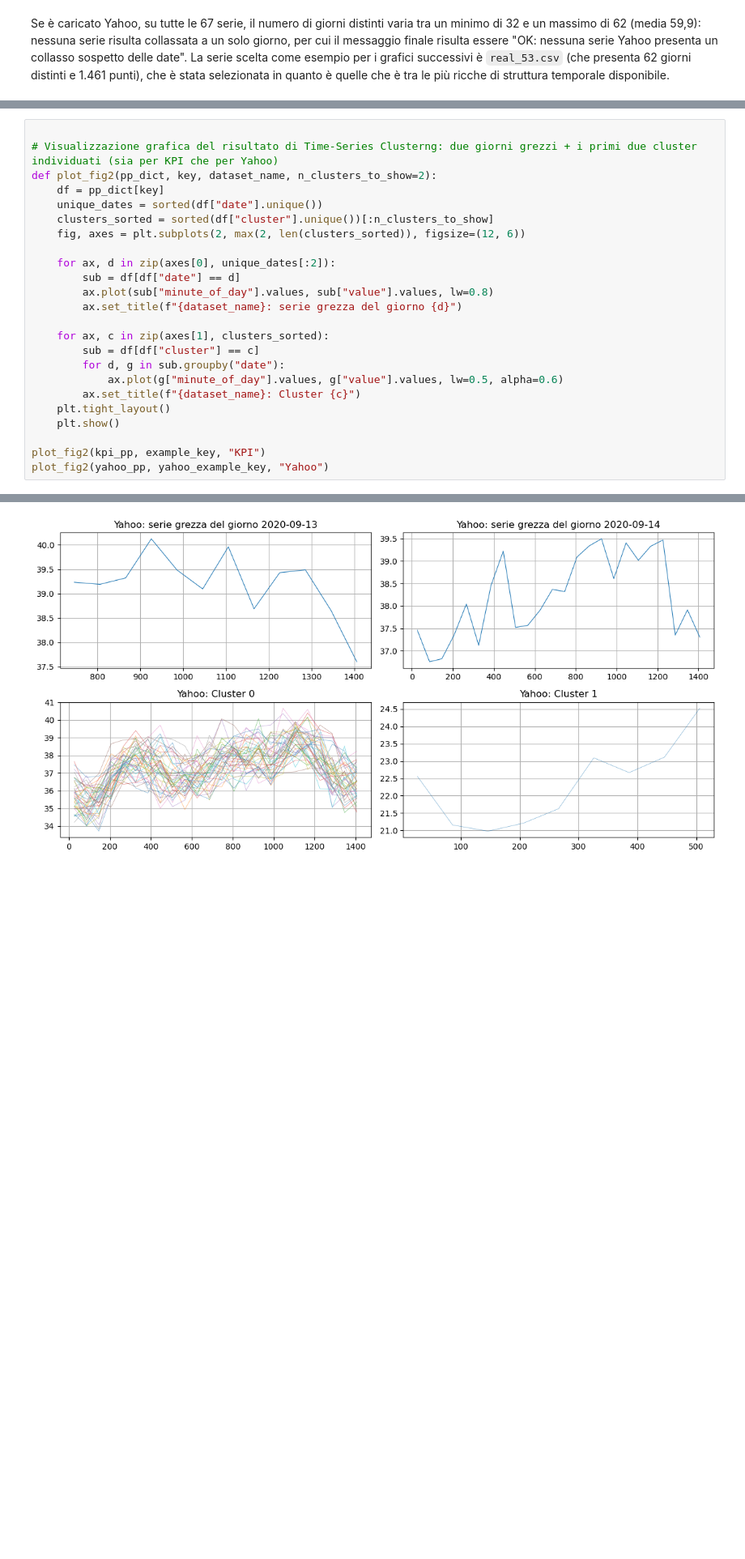
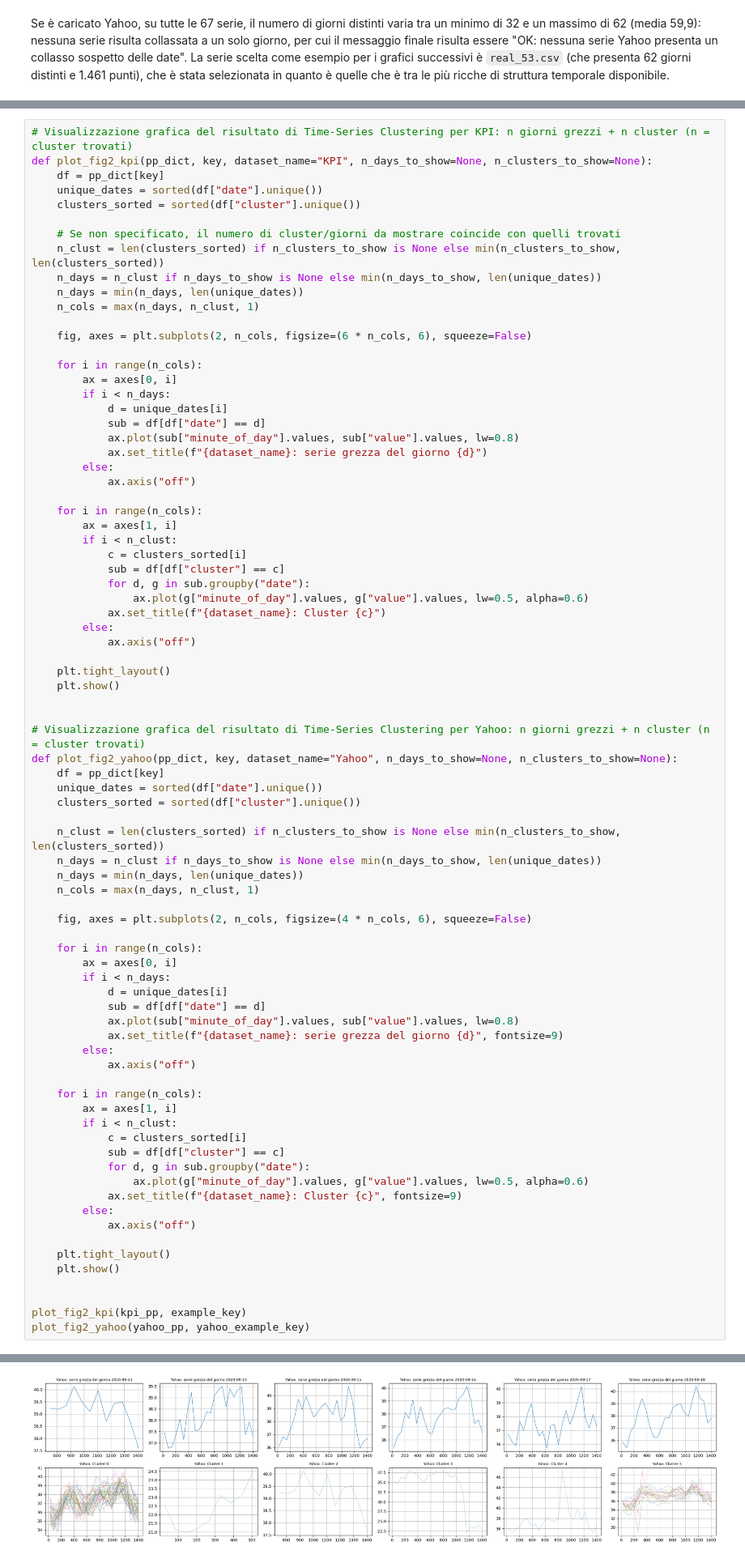
Before and after one commit to GiuliaSimoncini/LAB_Data_Mining, a Jupyter notebook: Cluster_LLM.ipynb, the cells around one changed output, grey strips where cells are left out. Shown at 81% size. Saved outputs shown, nothing was run; the diff lists cells and outputs as text; blank space fills up the shorter version.

```diff
--- a/Cluster_LLM.ipynb
+++ b/Cluster_LLM.ipynb
@@ -645,32 +587,88 @@ Per la serie KPI scelta d'esempio, l'indice Calinski-Harabasz individua **k=2**
 
 Per ciascun dataset (KPI e Yahoo) vengono realizzati due grafici a righe. In alto è riportata la serie grezza di due giorni distinti presi a titolo di esempio, in basso le serie di tutti i giorni appartenenti, rispettivamente, al primo e al secondo cluster individuato, sovrapposte con trasparenza. L'obiettivo è quello di verificare visivamente che i cluster raggruppino effettivamente giorni con un andamento giornaliero simile.
 # %%
-
-# Visualizzazione grafica del risultato di Time-Series Clusterng: due giorni grezzi + i primi due cluster individuati (sia per KPI che per Yahoo)
-def plot_fig2(pp_dict, key, dataset_name, n_clusters_to_show=2):
+# Visualizzazione grafica del risultato di Time-Series Clustering per KPI: n giorni grezzi + n cluster (n = cluster trovati)
+def plot_fig2_kpi(pp_dict, key, dataset_name="KPI", n_days_to_show=None, n_clusters_to_show=None):
     df = pp_dict[key]
     unique_dates = sorted(df["date"].unique())
-    clusters_sorted = sorted(df["cluster"].unique())[:n_clusters_to_show]
-    fig, axes = plt.subplots(2, max(2, len(clusters_sorted)), figsize=(12, 6))
+    clusters_sorted = sorted(df["cluster"].unique())
 
-    for ax, d in zip(axes[0], unique_dates[:2]):
-        sub = df[df["date"] == d]
-        ax.plot(sub["minute_of_day"].values, sub["value"].values, lw=0.8)
-        ax.set_title(f"{dataset_name}: serie grezza del giorno {d}")
+    # Se non specificato, il numero di cluster/giorni da mostrare coincide con quelli trovati
+    n_clust = len(clusters_sorted) if n_clusters_to_show is None else min(n_clusters_to_show, len(clusters_sorted))
+    n_days = n_clust if n_days_to_show is None else min(n_days_to_show, len(unique_dates))
+    n_days = min(n_days, len(unique_dates))
+    n_cols = max(n_days, n_clust, 1)
 
-    for ax, c in zip(axes[1], clusters_sorted):
-        sub = df[df["cluster"] == c]
-        for d, g in sub.groupby("date"):
-            ax.plot(g["minute_of_day"].values, g["value"].values, lw=0.5, alpha=0.6)
-        ax.set_title(f"{dataset_name}: Cluster {c}")
+    fig, axes = plt.subplots(2, n_cols, figsize=(6 * n_cols, 6), squeeze=False)
+
+    for i in range(n_cols):
+        ax = axes[0, i]
+        if i < n_days:
+            d = unique_dates[i]
+            sub = df[df["date"] == d]
+            ax.plot(sub["minute_of_day"].values, sub["value"].values, lw=0.8)
+            ax.set_title(f"{dataset_name}: serie grezza del giorno {d}")
+        else:
+            ax.axis("off")
+
+    for i in range(n_cols):
+        ax = axes[1, i]
+        if i < n_clust:
+            c = clusters_sorted[i]
+            sub = df[df["cluster"] == c]
+            for d, g in sub.groupby("date"):
+                ax.plot(g["minute_of_day"].values, g["value"].values, lw=0.5, alpha=0.6)
+            ax.set_title(f"{dataset_name}: Cluster {c}")
+        else:
+            ax.axis("off")
+
     plt.tight_layout()
     plt.show()
 
-plot_fig2(kpi_pp, example_key, "KPI")
-plot_fig2(yahoo_pp, yahoo_example_key, "Yahoo")
+
+# Visualizzazione grafica del risultato di Time-Series Clustering per Yahoo: n giorni grezzi + n cluster (n = cluster trovati)
+def plot_fig2_yahoo(pp_dict, key, dataset_name="Yahoo", n_days_to_show=None, n_clusters_to_show=None):
+    df = pp_dict[key]
+    unique_dates = sorted(df["date"].unique())
+    clusters_sorted = sorted(df["cluster"].unique())
+
+    n_clust = len(clusters_sorted) if n_clusters_to_show is None else min(n_clusters_to_show, len(clusters_sorted))
+    n_days = n_clust if n_days_to_show is None else min(n_days_to_show, len(unique_dates))
+    n_days = min(n_days, len(unique_dates))
+    n_cols = max(n_days, n_clust, 1)
+
+    fig, axes = plt.subplots(2, n_cols, figsize=(4 * n_cols, 6), squeeze=False)
+
+    for i in range(n_cols):
+        ax = axes[0, i]
+        if i < n_days:
+            d = unique_dates[i]
+            sub = df[df["date"] == d]
+            ax.plot(sub["minute_of_day"].values, sub["value"].values, lw=0.8)
+            ax.set_title(f"{dataset_name}: serie grezza del giorno {d}", fontsize=9)
+        else:
+            ax.axis("off")
+
+    for i in range(n_cols):
+        ax = axes[1, i]
+        if i < n_clust:
+            c = clusters_sorted[i]
+            sub = df[df["cluster"] == c]
+            for d, g in sub.groupby("date"):
+                ax.plot(g["minute_of_day"].values, g["value"].values, lw=0.5, alpha=0.6)
+            ax.set_title(f"{dataset_name}: Cluster {c}", fontsize=9)
+        else:
+            ax.axis("off")
+
+    plt.tight_layout()
+    plt.show()
+
+
+plot_fig2_kpi(kpi_pp, example_key)
+plot_fig2_yahoo(yahoo_pp, yahoo_example_key)
 # %% [output]
 [figure]
-[figure, old version]
+[figure, new version]
 # %% [markdown]
 Nella figura relativa al dataset **KPI**, i due giorni grezzi in alto mostrano andamenti diversi tra loro; nei due pannelli inferiori si osserva che i giorni raggruppati nello stesso cluster seguono profili orari sovrapponibili tra loro (ossia stesso livello medio e stessa forma), mentre i due cluster restano visivamente distinti l'uno dall'altro ciò a conferma qualitativa che il clustering su medie/deviazioni standard orarie cattura pattern giornalieri reali e non rumore.
 
```
Also changed, not shown: parts of 40 cells of this notebook, 1 other file.
